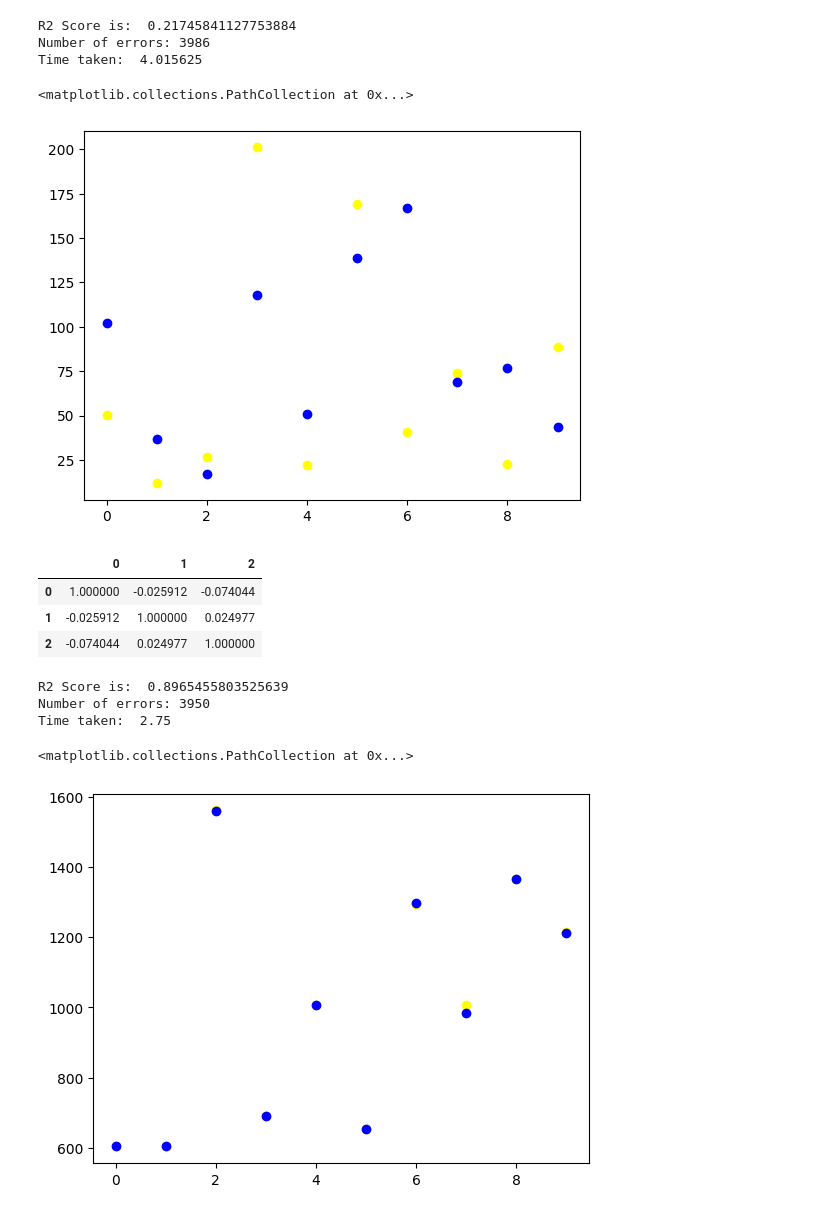
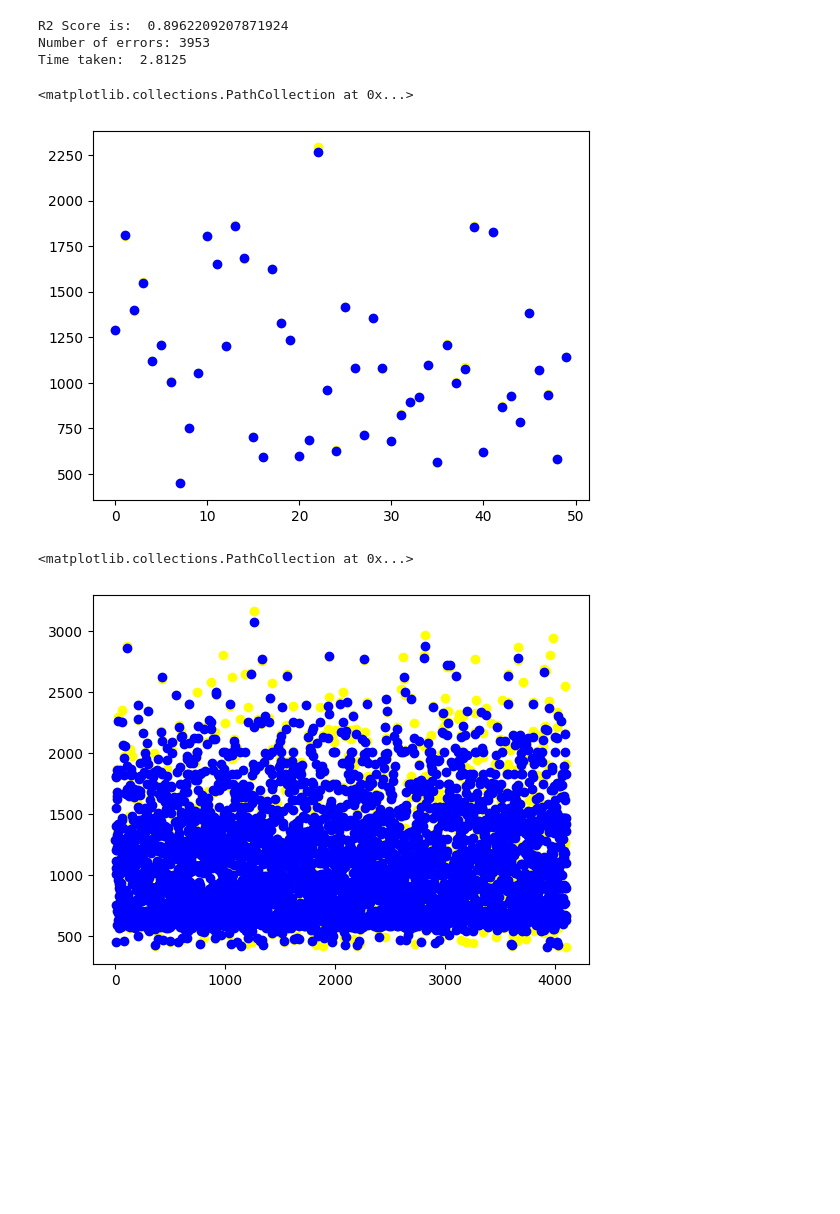
Before and after one commit to Zramzek/Tubes-PKB-KNN, a Jupyter notebook: TubesAI.ipynb, the cells around one changed output. Drawn from its saved outputs; the diff is of its cells as text; code cells hidden in the pictures; blank space fills up the shorter version.

```diff
--- a/TubesAI.ipynb
+++ b/TubesAI.ipynb
@@ -7 +36,3 @@ import random
+# %%
+dataset = dataset[:, [0,1,1]]
 # %%
@@ -10,6 +40,9 @@ random.shuffle(dataset)
 split = int(0.8 * len(dataset))
 train_data = dataset[:split]
 test_data = dataset[split:]
+# %%
+train_data = train_data[:, [0,1,1]]
+test_data = test_data[:, [0,1,1]]
 # %%
 def calculate_euclidean_distance(training_features, query_features):
     return np.sqrt(np.sum(np.square(query_features-training_features), axis=1))
@@ -53,12 +86,12 @@ print("R2 Score is: ", r2_score)
 print("Number of errors:", number_of_errors)
 print("Time taken: ", end_time-start_time)
 # %% [output]
-R2 Score is:  0.21745841127753884
-Number of errors: 3986
-Time taken:  4.015625
+R2 Score is:  0.8962209207871924
+Number of errors: 3953
+Time taken:  2.8125
 # %%
-plt.scatter(np.arange(10), test_data[0:10, -1], color= 'yellow')
-plt.scatter(np.arange(10), predictions[0:10], color= 'blue')
+plt.scatter(np.arange(50), test_data[0:50, -1], color= 'yellow')
+plt.scatter(np.arange(50), predictions[0:50], color= 'blue')
 # %% [output]
 <matplotlib.collections.PathCollection at 0x...>
-[figure, old version]
+[figure, new version]
@@ -77,7 +97,0 @@ df_test = pd.DataFrame(test_data)
-# %%
-df_train.corr()
-# %% [output]
-|  | 0 | 1 | 2 |
-| 0 | 1.000000 | -0.025912 | -0.074044 |
-| 1 | -0.025912 | 1.000000 | 0.024977 |
-| 2 | -0.074044 | 0.024977 | 1.000000 |
@@ -87,28 +98,6 @@ new_test_data = test_data[:, [0,1,1]]
-# %%
-start_time = time.process_time()
-
-predictions = []
-
-for i in range(len(new_test_data)):
-    predicted_value = predict(new_train_data, new_test_data[i])
-    predictions.append(predicted_value)
-
-r2_score = calculate_r2(new_test_data[:, -1], np.array(predictions))
-threshold = 0.01
-number_of_errors = count_errors(new_test_data[:, -1], predictions, threshold)
-
-end_time = time.process_time()
-
-print("R2 Score is: ", r2_score)
-print("Number of errors:", number_of_errors)
-print("Time taken: ", end_time-start_time)
-# %% [output]
-R2 Score is:  0.8965455803525639
-Number of errors: 3950
-Time taken:  2.75
 # %%
-plt.scatter(np.arange(10), new_test_data[0:10, -1], color= 'yellow')
-plt.scatter(np.arange(10), predictions[0:10], color= 'blue')
+plt.scatter(np.arange(len(test_data)), test_data[:, -1], color= 'yellow')
+plt.scatter(np.arange(len(test_data)), predictions, color= 'blue')
 # %% [output]
 <matplotlib.collections.PathCollection at 0x...>
-[figure, old version]
+[figure, new version]
```
Also changed, not shown: parts of 7 cells of this notebook.
